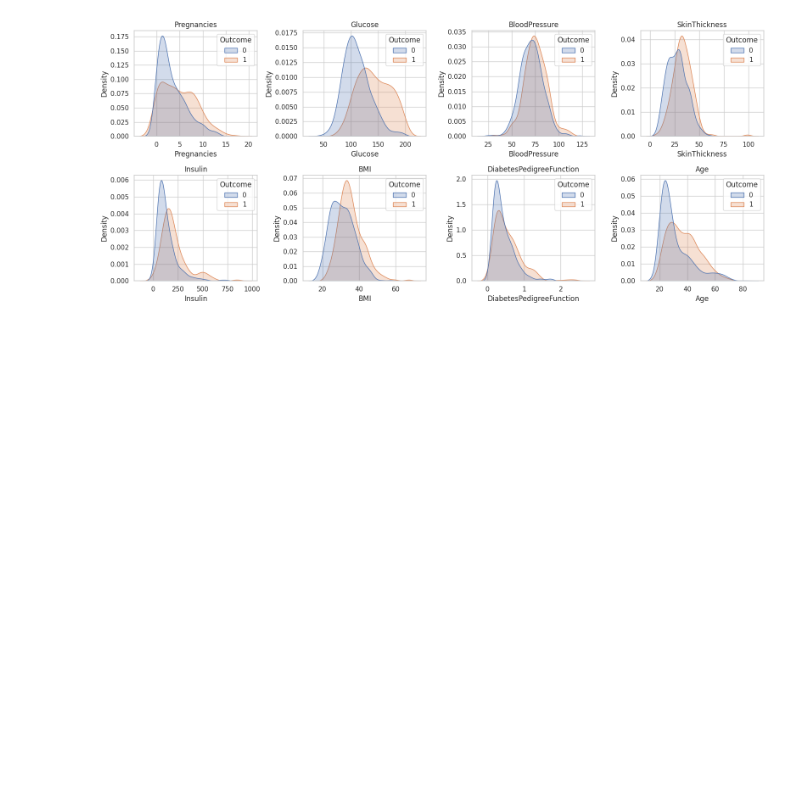
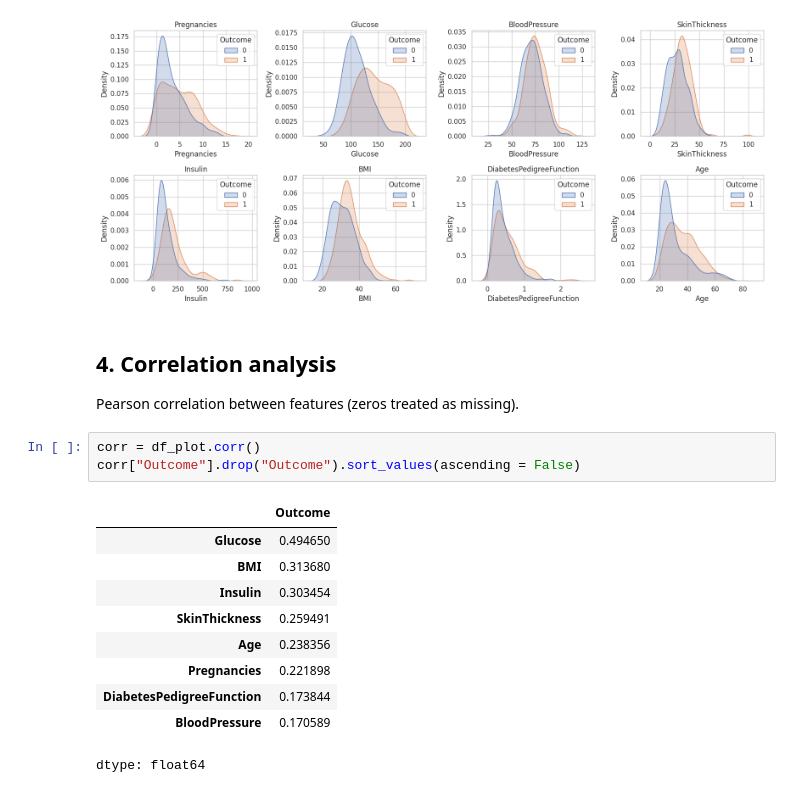
Before and after one commit to Koroush-Mashayekh/diabetes-risk-prediction, a Jupyter notebook: notebooks/01_eda.ipynb, the cells around one changed output. Saved outputs shown, nothing was run; the diff lists cells and outputs as text; blank space fills up the shorter version.

```diff
--- a/notebooks/01_eda.ipynb
+++ b/notebooks/01_eda.ipynb
@@ -145,3 +145,20 @@ plt.tight_layout()
 plt.show()
 # %% [output]
 [figure]
+# %% [markdown]
+## 4. Correlation analysis
+Pearson correlation between features (zeros treated as missing).
+# %%
+corr = df_plot.corr()
+corr["Outcome"].drop("Outcome").sort_values(ascending = False)
+# %% [output]
+|  | Outcome |
+| Glucose | 0.494650 |
+| BMI | 0.313680 |
+| Insulin | 0.303454 |
+| SkinThickness | 0.259491 |
+| Age | 0.238356 |
+| Pregnancies | 0.221898 |
+| DiabetesPedigreeFunction | 0.173844 |
+| BloodPressure | 0.170589 |
+dtype: float64
```
Also changed, not shown: parts of 3 cells of this notebook.
